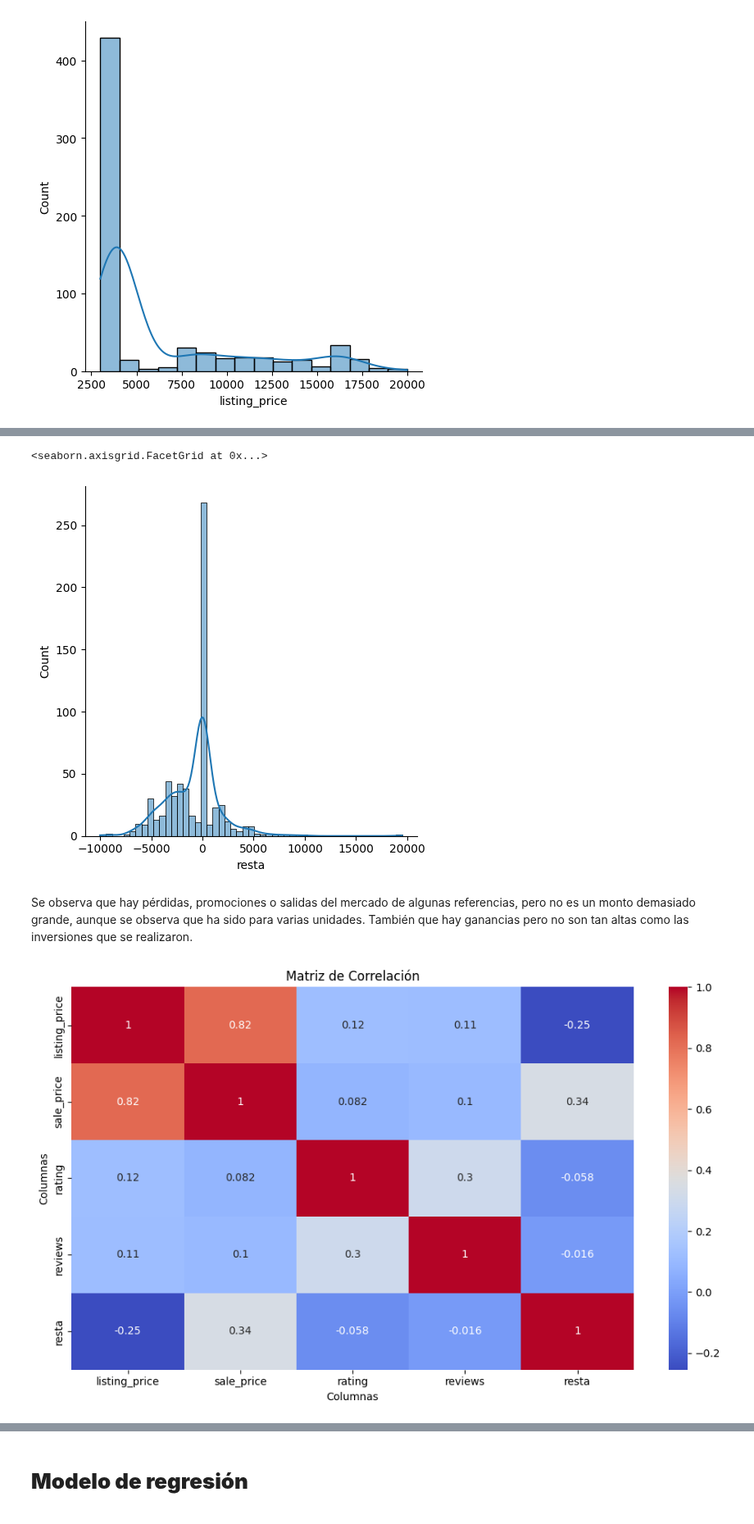
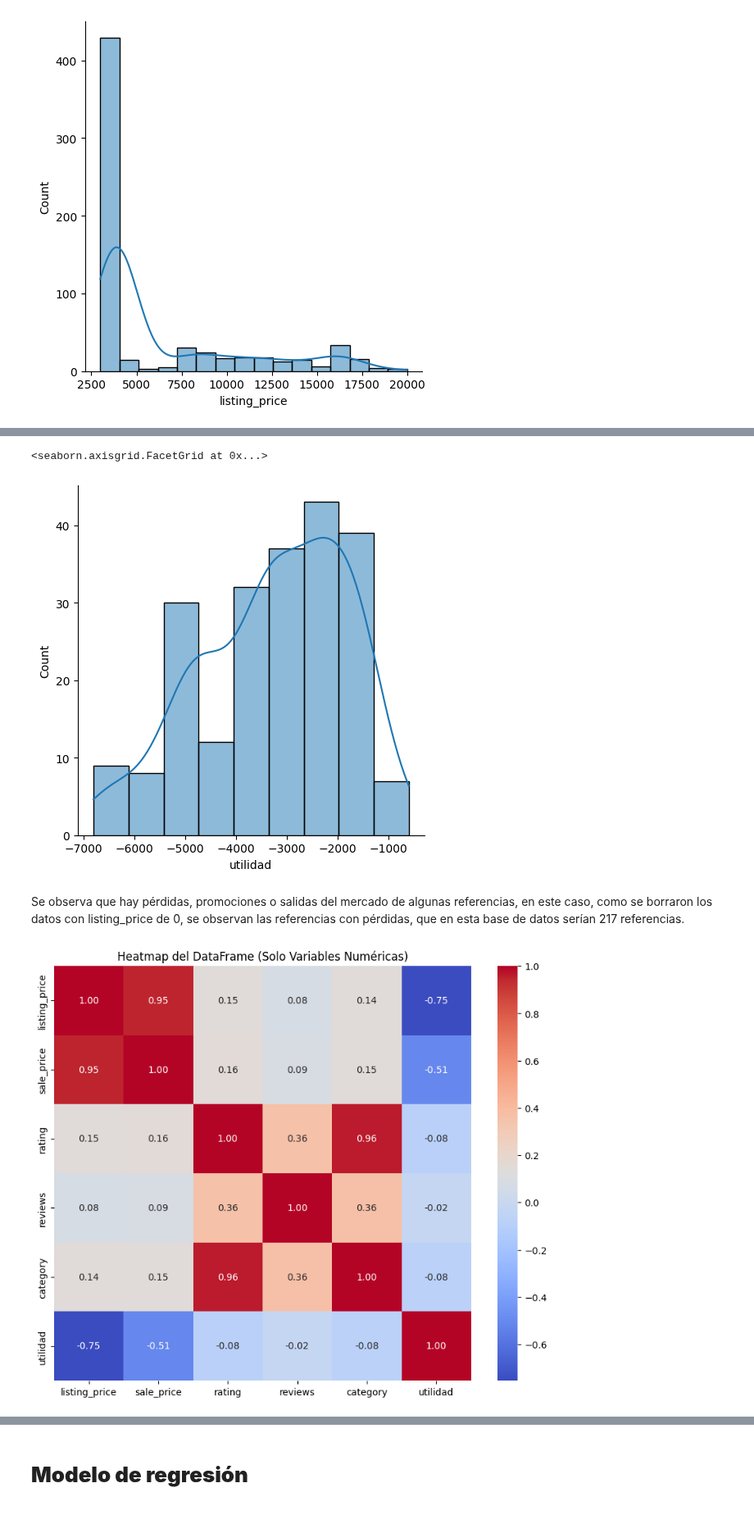
Before and after one commit to pau1ag/caso1, a Jupyter notebook: solucion_caso.ipynb, the cells around one changed output, grey strips where cells are left out. Shown at 82% size. Cells and saved outputs as stored; diff of their text form; code cells hidden in the pictures.

```diff
--- a/solucion_caso.ipynb
+++ b/solucion_caso.ipynb
@@ -320,30 +337,20 @@ df['resta'] = df['sale_price'] - df['listing_price']
 # %%
-sns.displot(data=df, x="resta", kde=True)
+sns.displot(data=df_nuevo, x="utilidad", kde=True)
 # %% [output]
 <seaborn.axisgrid.FacetGrid at 0x...>
-[figure, old version]
+[figure, new version]
-# %% [markdown]
-Se observa que hay pérdidas, promociones o salidas del mercado de algunas referencias, pero no es un monto demasiado grande, aunque se observa que ha sido para varias unidades. También que hay ganancias pero no son tan altas como las inversiones que se realizaron.
-# %%
-df_numeric = df.drop(columns=['product_name','product_id','brand','description'])
-
-# Calcular la matriz de correlación entre las columnas numéricas del DataFrame
-correlation_matrix = df_numeric.corr()
-
-# Crear el mapa de calor (heatmap)
-plt.figure(figsize=(10, 6))
-sns.heatmap(correlation_matrix, annot=True, cmap='coolwarm')
-
-# Personalizar la gráfica
-plt.title('Matriz de Correlación')
-plt.xlabel('Columnas')
-plt.ylabel('Columnas')
-
-# Mostrar la gráfica
-plt.tight_layout()
-plt.show()
-# %% [output]
-[figure, removed]
+# %% [markdown]
+Se observa que hay pérdidas, promociones o salidas del mercado de algunas referencias, en este caso, como se borraron los datos con listing_price de 0, se observan las referencias con pérdidas, que en esta base de datos serían 217 referencias.
+# %%
+df_numeric = df_nuevo.select_dtypes(include=['number'])
+
+# Crear un heatmap del DataFrame numérico
+plt.figure(figsize=(10, 8))
+sns.heatmap(df_numeric.corr(), annot=True, cmap='coolwarm', fmt=".2f")
+plt.title('Heatmap del DataFrame (Solo Variables Numéricas)')
+plt.show()
+# %% [output]
+[figure, added]
 # %% [markdown]
 Dentro de la matriz de correlaciones podemos agrupar dentro de dos áreas en donde las correlaciones positivas son aquellas con color azul  donde se resalta una gran correlación entre las utilidades y el listing price lo que significa que cuando un producto es más caro de poner a la venta hace que las utilidades sean más altas capaz  sea  también por su valor de venta otra variable que afecta de manera positiva es el rating la cual dice que al haber mayores utilidades el rating es mayor esto también puede deberse a lo dicho anteriormente significando que son tenis más costosos para el vendedor pero más exclusivos y de mejor calidad dando una mejor percepción al cliente.
 
```
Also changed, not shown: parts of 18 cells of this notebook.
